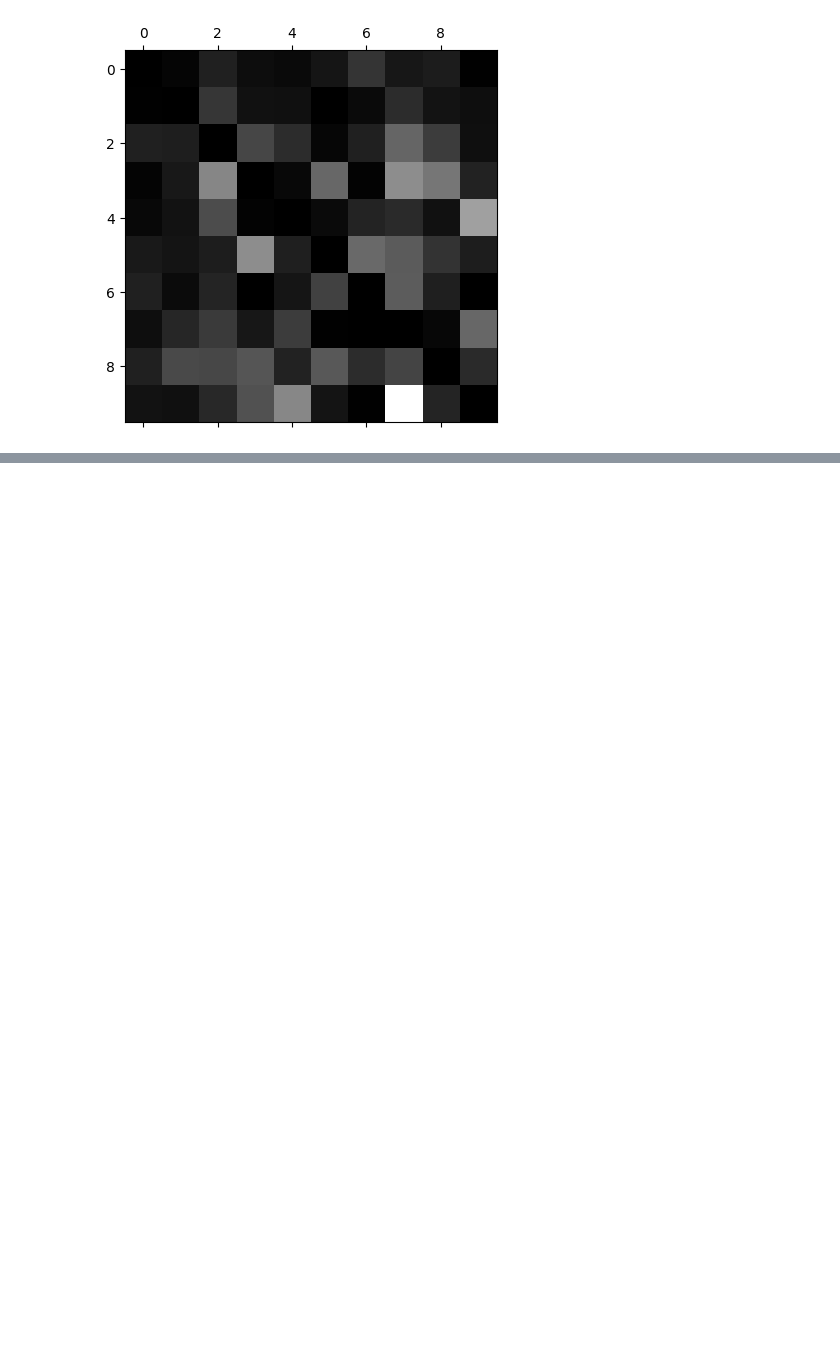
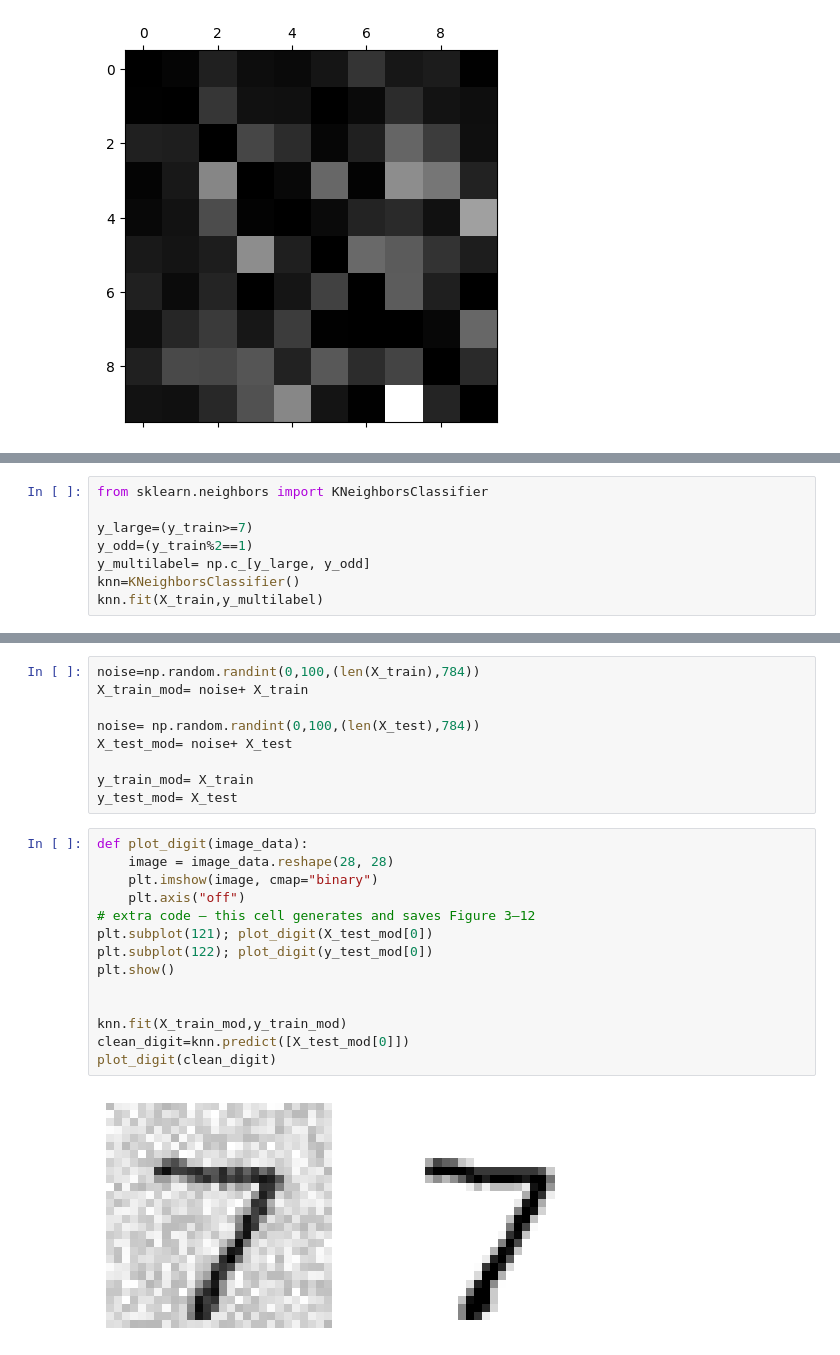
Before and after one commit to abhimanyudalal1/hands-on-ML, a Jupyter notebook: mnist.ipynb, the cells around one changed output, grey strips where cells are left out. Drawn from its saved outputs; the diff is of its cells as text; blank space fills up the shorter version.

```diff
--- a/mnist.ipynb
+++ b/mnist.ipynb
@@ -393,0 +419,8 @@ on a brief analysis of the
+# %%
+from sklearn.neighbors import KNeighborsClassifier
+
+y_large=(y_train>=7)
+y_odd=(y_train%2==1)
+y_multilabel= np.c_[y_large, y_odd]
+knn=KNeighborsClassifier()
+knn.fit(X_train,y_multilabel)
@@ -393,0 +441,25 @@ on a brief analysis of the
+# %%
+noise=np.random.randint(0,100,(len(X_train),784))
+X_train_mod= noise+ X_train
+
+noise= np.random.randint(0,100,(len(X_test),784))
+X_test_mod= noise+ X_test
+
+y_train_mod= X_train
+y_test_mod= X_test
+# %%
+def plot_digit(image_data):
+    image = image_data.reshape(28, 28)
+    plt.imshow(image, cmap="binary")
+    plt.axis("off")
+# extra code – this cell generates and saves Figure 3–12
+plt.subplot(121); plot_digit(X_test_mod[0])
+plt.subplot(122); plot_digit(y_test_mod[0])
+plt.show()
+
+
+knn.fit(X_train_mod,y_train_mod)
+clean_digit=knn.predict([X_test_mod[0]])
+plot_digit(clean_digit)
+# %% [output]
+[figure, added]
```
Also changed, not shown: parts of 10 cells of this notebook.
